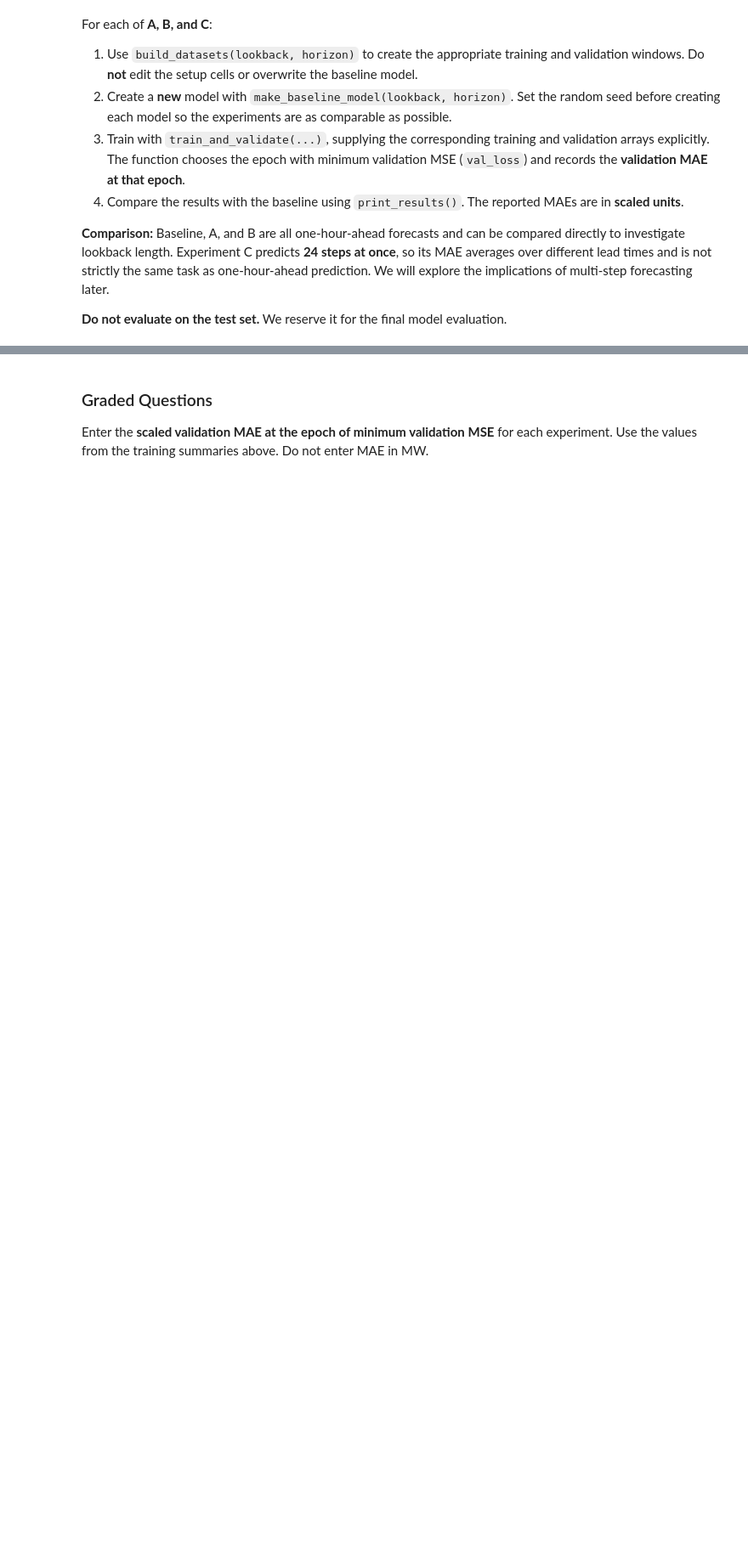
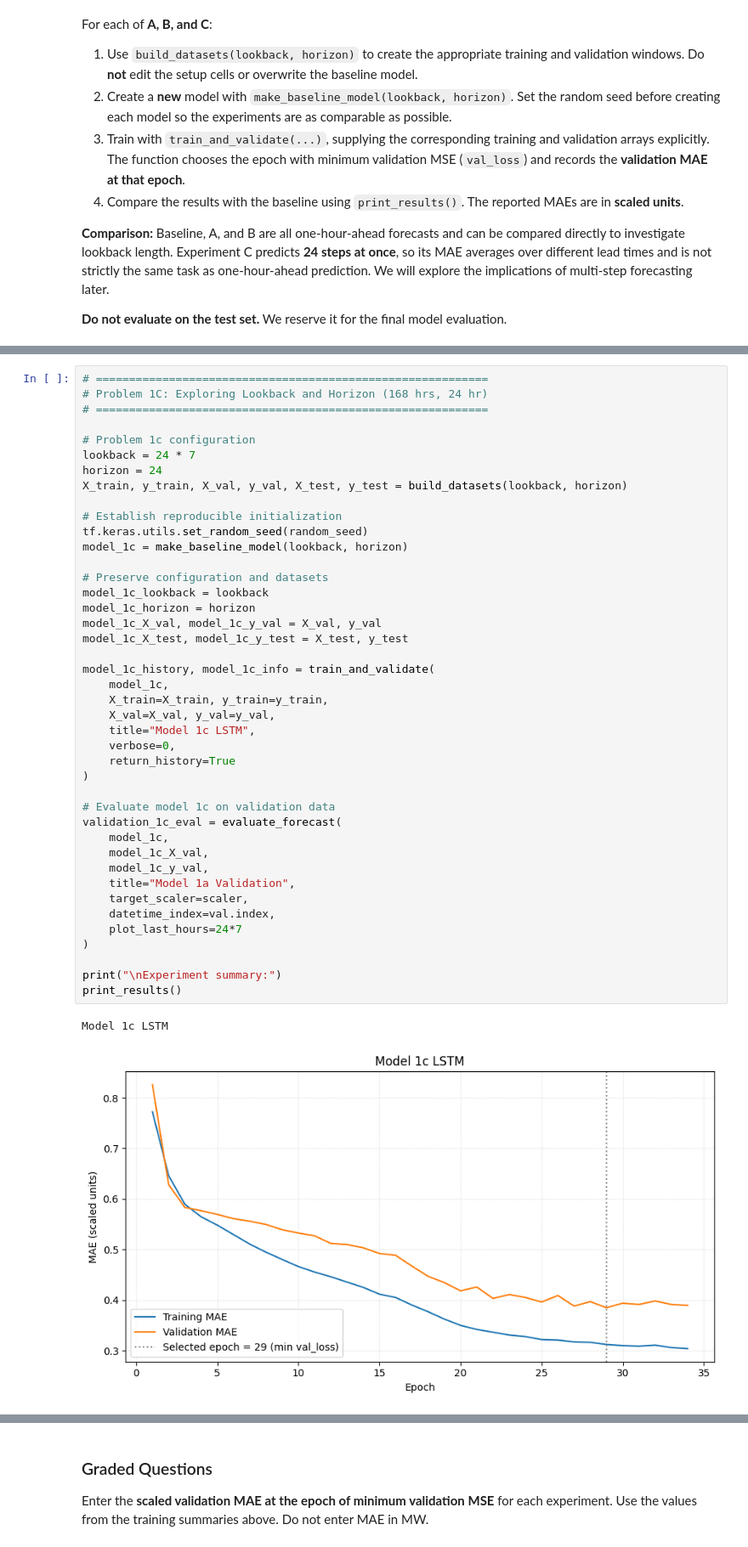
Before and after one commit to veniola/DX703-Assignments, a Jupyter notebook: Homework_08.ipynb, the cells around one changed output, grey strips where cells are left out. Shown at 85% size. Saved outputs shown, nothing was run; the diff lists cells and outputs as text; blank space fills up the shorter version.

```diff
--- a/Homework_08.ipynb
+++ b/Homework_08.ipynb
@@ -720,0 +815,45 @@ model_1a = make_baseline_model(lookback, horizon):
+# %%
+# ===========================================================
+# Problem 1C: Exploring Lookback and Horizon (168 hrs, 24 hr)
+# ===========================================================
+
+# Problem 1c configuration
+lookback = 24 * 7
+horizon = 24
+X_train, y_train, X_val, y_val, X_test, y_test = build_datasets(lookback, horizon)
+
+# Establish reproducible initialization
+tf.keras.utils.set_random_seed(random_seed)
+model_1c = make_baseline_model(lookback, horizon)
+
+# Preserve configuration and datasets
+model_1c_lookback = lookback
+model_1c_horizon = horizon
+model_1c_X_val, model_1c_y_val = X_val, y_val
+model_1c_X_test, model_1c_y_test = X_test, y_test
+
+model_1c_history, model_1c_info = train_and_validate(
+    model_1c,
+    X_train=X_train, y_train=y_train,
+    X_val=X_val, y_val=y_val,
+    title="Model 1c LSTM",
+    verbose=0,
+    return_history=True
+)
+
+# Evaluate model 1c on validation data
+validation_1c_eval = evaluate_forecast(
+    model_1c,
+    model_1c_X_val,
+    model_1c_y_val,
+    title="Model 1a Validation",
+    target_scaler=scaler,
+    datetime_index=val.index,
+    plot_last_hours=24*7
+)
+
+print("\nExperiment summary:")
+print_results()
+# %% [output]
+Model 1c LSTM
+[figure, added]
```
Also changed, not shown: parts of 25 cells of this notebook.
